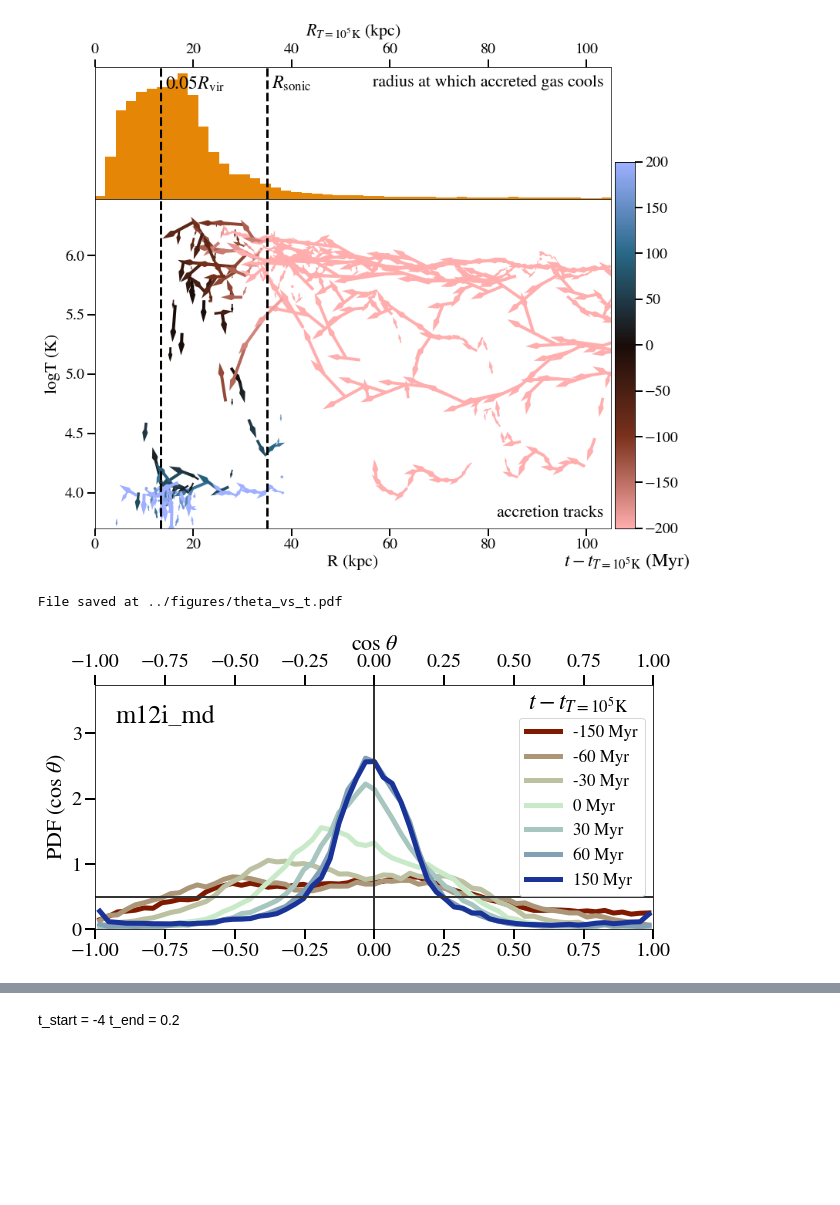
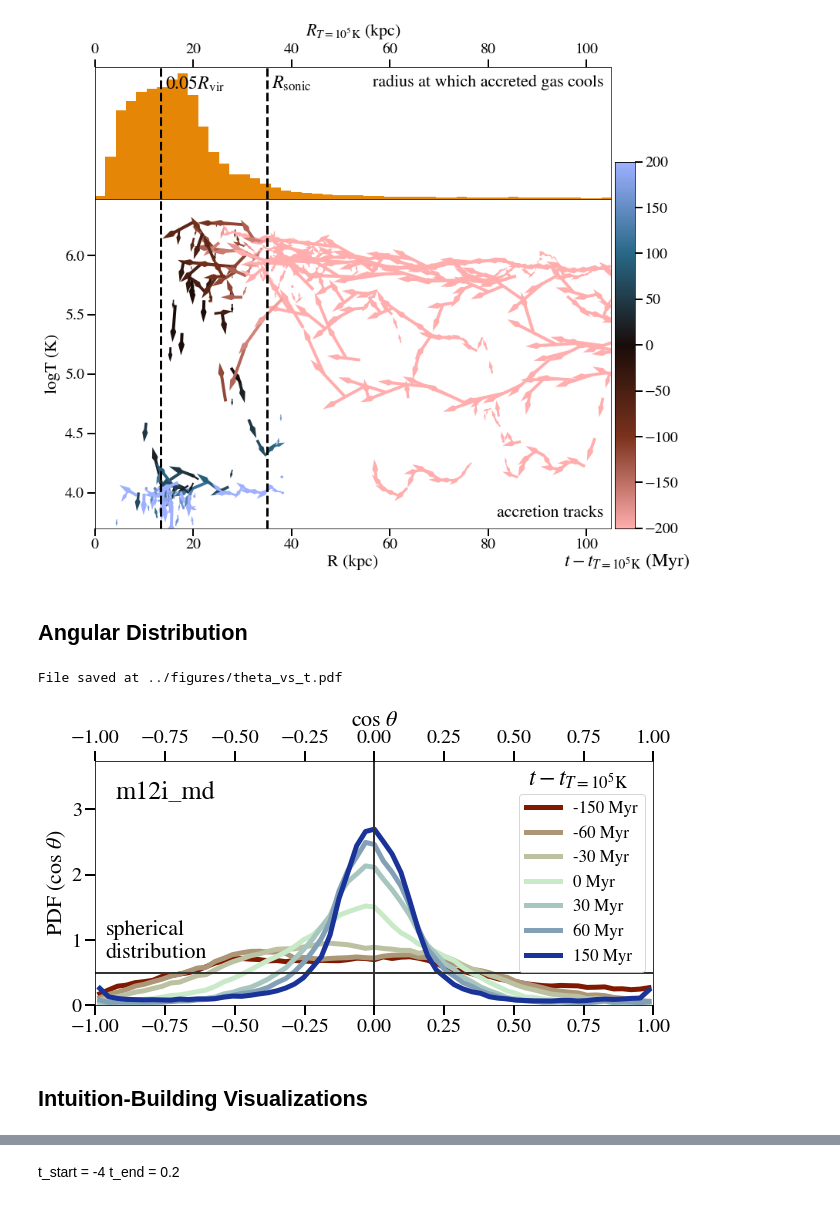
Before and after one commit to zhafen/Hot-Accretion-in-FIRE, a Jupyter notebook: analysis/tracked_particles_analysis.ipynb, the cells around one changed output, grey strips where cells are left out. Cells and saved outputs as stored; diff of their text form; code cells hidden in the pictures; blank space fills up the shorter version.

```diff
--- a/analysis/tracked_particles_analysis.ipynb
+++ b/analysis/tracked_particles_analysis.ipynb
@@ -791,9 +792,11 @@ Attribute get_data not found in plotting object. Checking data object.
 Attribute get_data not found in plotting object. Checking data object.
 File saved at ../figures/tracks_m12i_md.pdf
 [figure]
+# %% [markdown]
+## Angular Distribution
 # %%
-t_half_width = 0.25
-dt = 0.025
-t_tphase_centers = np.arange( -t_half_width, t_half_width + 0.01, dt)
-t_tphase_centers = np.array([ -0.15, -0.06, -0.03, 0., 0.03, 0.06, 0.15, ])
+all_t_phase_centers = {
+    True: np.array([ -0.15, -0.06, -0.03, 0., 0.03, 0.06, 0.15, ]),
+    False: np.arange( -0.100, 0.100 + 0.0000001, 0.1),
+}
 # %%
@@ -832,6 +847,7 @@ for j, ( sim_name_j, w_j ) in enumerate( w_set.items() ):
 # %%
 bin_centers = bin_edges[:-1] + 0.5 * ( bin_edges[1] - bin_edges[0] )
 # %%
+t_tphase_centers = all_t_phase_centers[True]
 labeled_is = np.arange( len( t_tphase_centers ) )
 # %%
 n_rows = len( sim_names )
@@ -842,7 +858,6 @@ main_ax = plt.gca()
 gs = gridspec.GridSpec(n_rows, 1)
 gs.update( hspace=0.001 )
 
-
 z_max = t_tphase_centers.max()
 z_min = t_tphase_centers.min()
 
@@ -850,7 +865,7 @@ for j, ( sim_name_j, w_j ) in enumerate( w_set.items() ):
 
     w_j = w_j.data_object
 
-    phi_dists = all_phi_dists[sim_name_j]
+    phi_dists = all_dists['Phi'][sim_name_j]
 
     ax = plt.subplot(gs[j,0])
 
@@ -918,12 +933,12 @@ for j, ( sim_name_j, w_j ) in enumerate( w_set.items() ):
     )
 
     # Spherical line label
-    if j == 1:
+    if j == 0:
         ax.annotate(
             s = 'spherical\ndistribution',
-            xy = ( 0.5, 0.5 ),
+            xy = ( -1, 0.5 ),
             xycoords = 'data',
-            xytext = ( 0, 5 ),
+            xytext = ( 10, 10 ),
             textcoords = 'offset points',
             ha = 'left',
             va = 'bottom',
@@ -935,31 +950,33 @@ for j, ( sim_name_j, w_j ) in enumerate( w_set.items() ):
             s = r'$t - t_{T=10^5 {\rm K}}$',
             xy = ( 1, 0.875 ),
             xycoords = 'axes fraction',
             xytext = ( -25, 0 ),
             textcoords = 'offset points',
             ha = 'right',
             va = 'bottom',
             fontsize = 24,
         )
         t_label.set_zorder( 1000 )
         ax.legend(
             prop={'size': 17},
             loc = 'center right',
         )
 
     ax.set_xlim( -1, 1 )
     ax.set_ylim( 0, 3.75 )
 
     ax.set_xlabel( r'$\cos\ \theta$', fontsize=22 )
     if ax.is_first_row():
         ax.xaxis.set_label_position( 'top' )
     ax.set_ylabel( r'PDF$\ (\cos\ \theta$)', fontsize=22 )
 
 plotting.save_fig(
     out_dir = '../figures',
     save_file = 'theta_vs_t.pdf',
     fig = fig,
 )
 # %% [output]
 File saved at ../figures/theta_vs_t.pdf
-[figure, old version]
+[figure, new version]
+# %% [markdown]
+## Intuition-Building Visualizations
```
Also changed, not shown: parts of 14 cells of this notebook, 10 other files.
